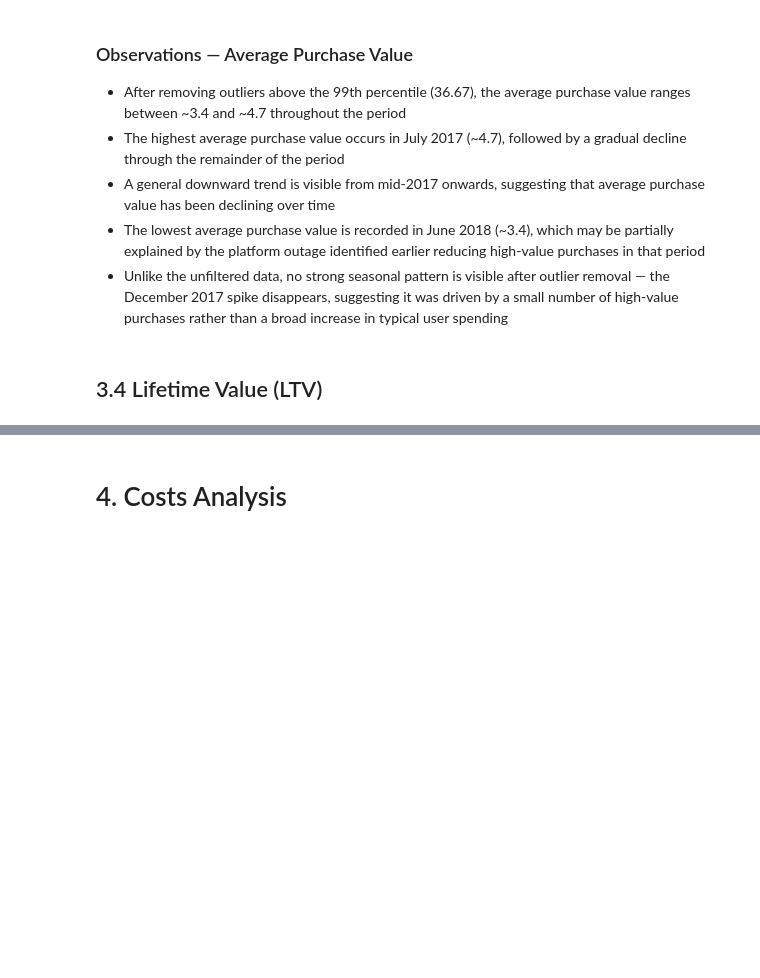
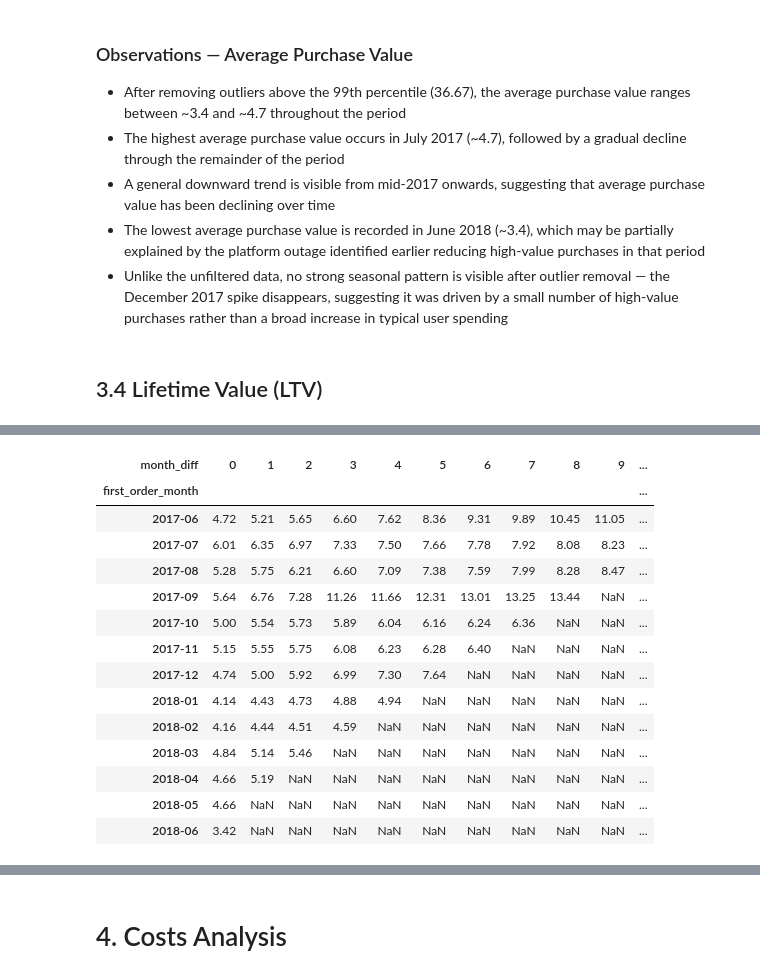
Before and after one commit to hmvcarvalho/yafisha-marketing-analysis, a Jupyter notebook: yafisha_analysis.ipynb, the cells around one changed output, grey strips where cells are left out. Cells and saved outputs as stored; diff of their text form; code cells hidden in the pictures; blank space fills up the shorter version.

```diff
--- a/yafisha_analysis.ipynb
+++ b/yafisha_analysis.ipynb
@@ -1014,0 +1015,4 @@ print(avg_ltv_cohort)
+# %%
+# Merge the cohort size back to the orders DataFrame
+cohort_data = pd.merge(df_orders, cohort_size,
+                       on='first_order_month', how='left')
@@ -1015 +1050,20 @@ print(avg_ltv_cohort)
+# %%
+# Replace empty strings with NaN to handle missing values
+ltv_cumsum.replace('', np.nan, inplace=True)
+# %% [output]
+| month_diff | 0 | 1 | 2 | 3 | 4 | 5 | 6 | 7 | 8 | 9 | ... |
+| first_order_month |  |  |  |  |  |  |  |  |  |  | ... |
+| 2017-06 | 4.72 | 5.21 | 5.65 | 6.60 | 7.62 | 8.36 | 9.31 | 9.89 | 10.45 | 11.05 | ... |
+| 2017-07 | 6.01 | 6.35 | 6.97 | 7.33 | 7.50 | 7.66 | 7.78 | 7.92 | 8.08 | 8.23 | ... |
+| 2017-08 | 5.28 | 5.75 | 6.21 | 6.60 | 7.09 | 7.38 | 7.59 | 7.99 | 8.28 | 8.47 | ... |
+| 2017-09 | 5.64 | 6.76 | 7.28 | 11.26 | 11.66 | 12.31 | 13.01 | 13.25 | 13.44 | NaN | ... |
+| 2017-10 | 5.00 | 5.54 | 5.73 | 5.89 | 6.04 | 6.16 | 6.24 | 6.36 | NaN | NaN | ... |
+| 2017-11 | 5.15 | 5.55 | 5.75 | 6.08 | 6.23 | 6.28 | 6.40 | NaN | NaN | NaN | ... |
+| 2017-12 | 4.74 | 5.00 | 5.92 | 6.99 | 7.30 | 7.64 | NaN | NaN | NaN | NaN | ... |
+| 2018-01 | 4.14 | 4.43 | 4.73 | 4.88 | 4.94 | NaN | NaN | NaN | NaN | NaN | ... |
+| 2018-02 | 4.16 | 4.44 | 4.51 | 4.59 | NaN | NaN | NaN | NaN | NaN | NaN | ... |
+| 2018-03 | 4.84 | 5.14 | 5.46 | NaN | NaN | NaN | NaN | NaN | NaN | NaN | ... |
+| 2018-04 | 4.66 | 5.19 | NaN | NaN | NaN | NaN | NaN | NaN | NaN | NaN | ... |
+| 2018-05 | 4.66 | NaN | NaN | NaN | NaN | NaN | NaN | NaN | NaN | NaN | ... |
+| 2018-06 | 3.42 | NaN | NaN | NaN | NaN | NaN | NaN | NaN | NaN | NaN | ... |
 # %%
```
Also changed, not shown: parts of 23 cells of this notebook.
